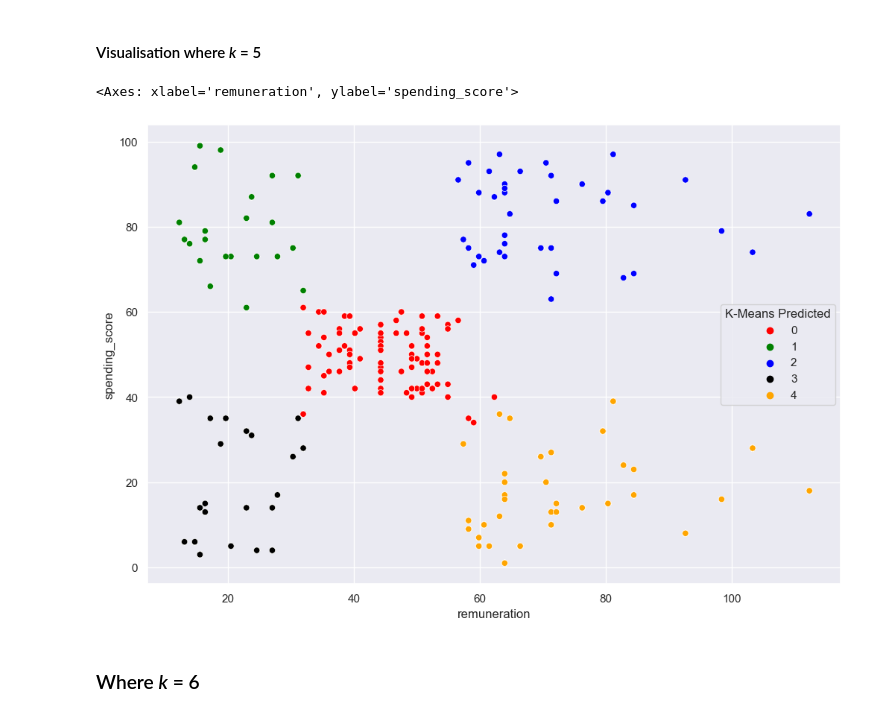
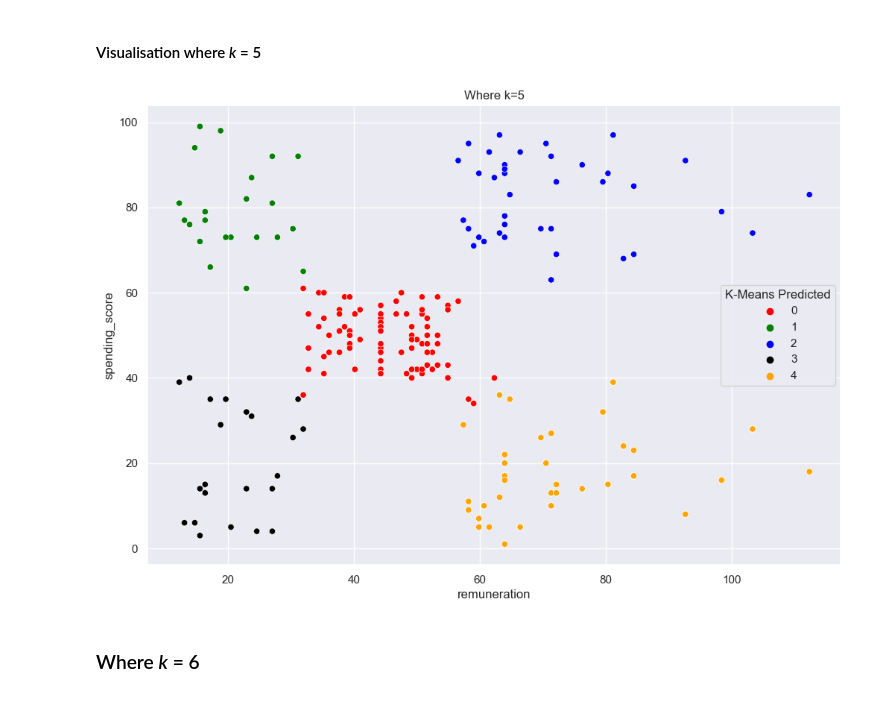
Before and after one commit to Harsh46/Gulati_Harshdeep_DA301_Assignment, a Jupyter notebook: Gulati_Harshdeep_DA301_Assignment_Notebook.ipynb, the cells around one changed output. Drawn from its saved outputs; the diff is of its cells as text; code cells hidden in the pictures.

```diff
--- a/Gulati_Harshdeep_DA301_Assignment_Notebook.ipynb
+++ b/Gulati_Harshdeep_DA301_Assignment_Notebook.ipynb
@@ -897,16 +921,21 @@ Name: K-Means Predicted, dtype: int64
 # %%
 # Visualising the clusters.
 # Set plot size.
 sns.set(rc = {'figure.figsize':(12, 8)})
 
 sns.scatterplot(x='remuneration' ,
                 y ='spending_score',
                 data=df2 ,
                 hue='K-Means Predicted',
-                palette=['red', 'green', 'blue', 'black', 'orange'])
+                palette=['red', 'green', 'blue', 'black', 'orange']).set(title='Where k=5')
+
+# Save as png file.
+plt.savefig("k_5.png")
+
+# Show plot.
+plt.show()
 # %% [output]
-<Axes: xlabel='remuneration', ylabel='spending_score'>
-[figure, old version]
+[figure, new version]
 # %% [markdown]
 ### Where *k* = 6
 # %%
```
Also changed, not shown: parts of 20 cells of this notebook.
